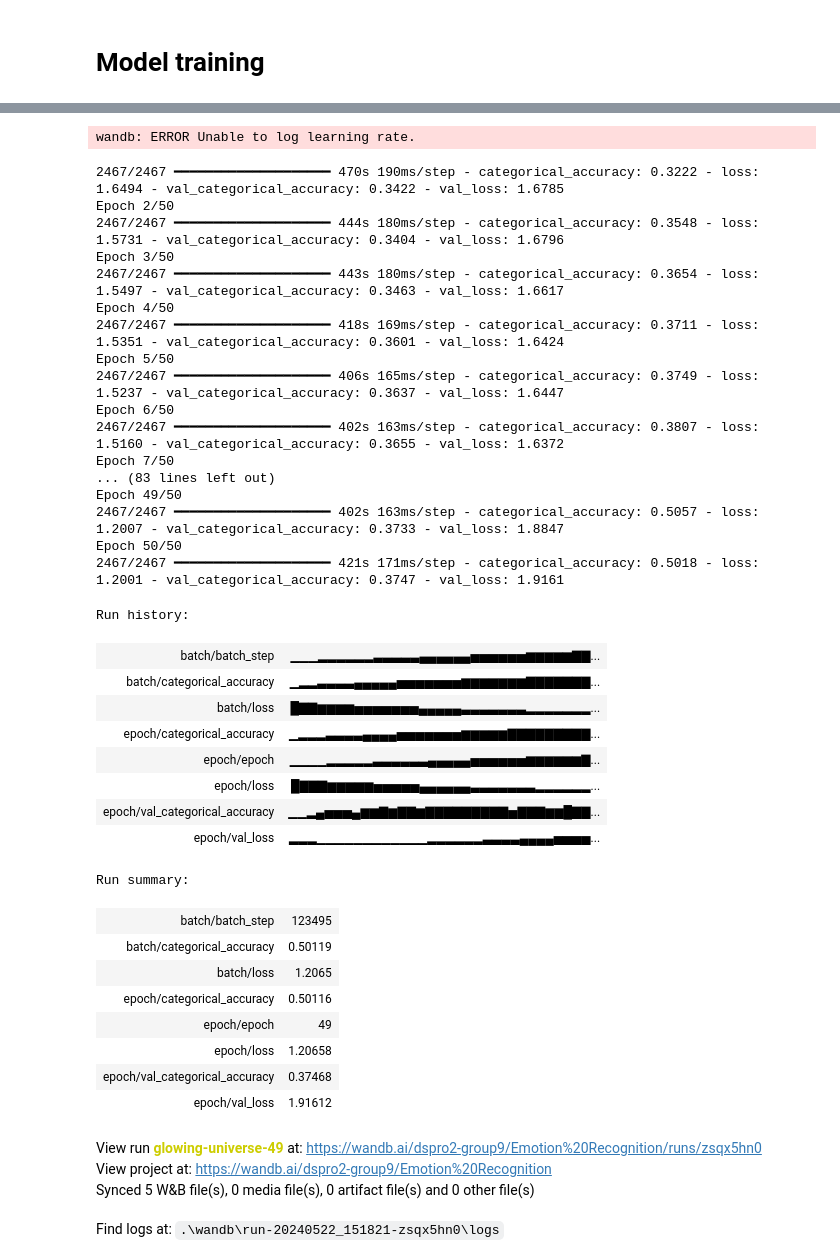
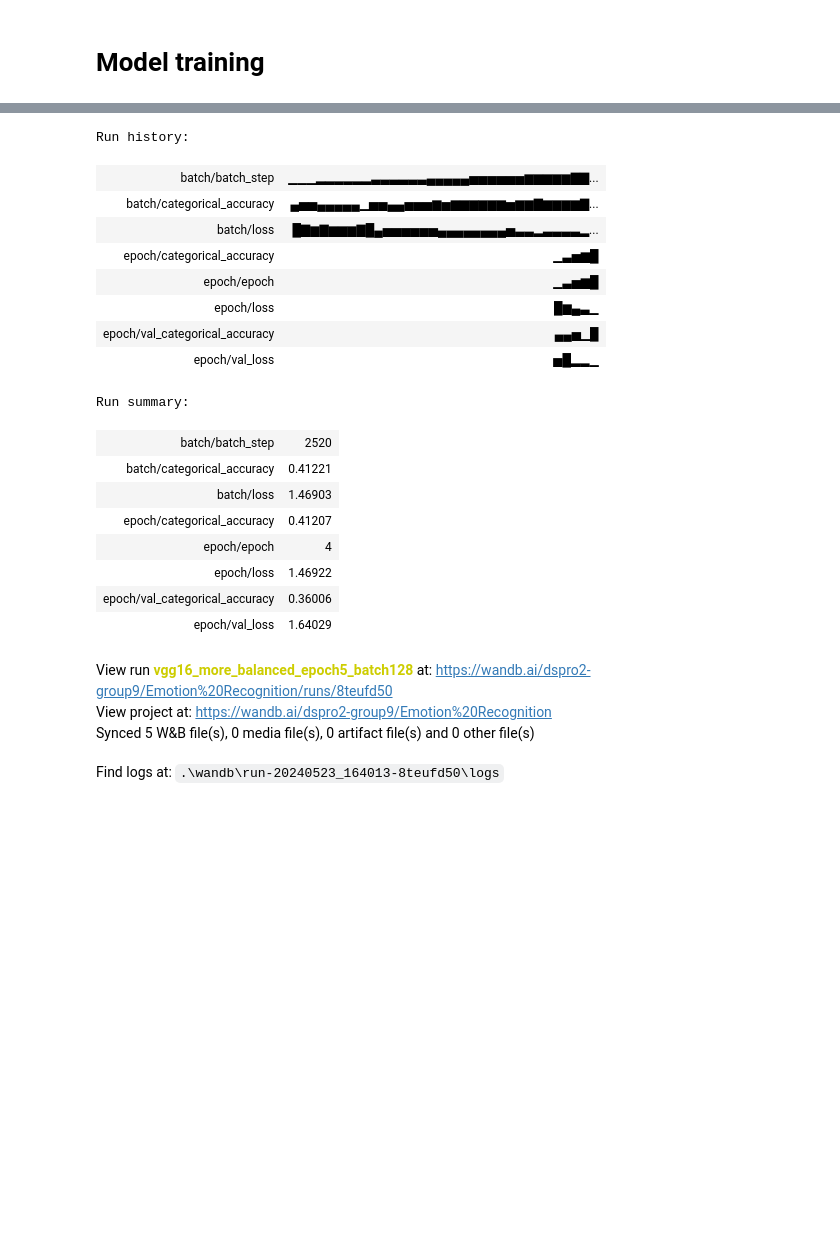
Before and after one commit to DSPRO2-Group-9/emotion_recognition, a Jupyter notebook: notebook/modeling/Experiments/model_balanced.ipynb, the cells around one changed output, grey strips where cells are left out. Drawn from its saved outputs; the diff is of its cells as text; code cells hidden in the pictures; blank space fills up the shorter version.

Commit message:
Adds better balanced data

```diff
--- a/notebook/modeling/Experiments/model_balanced.ipynb
+++ b/notebook/modeling/Experiments/model_balanced.ipynb
@@ -73,10 +57,7 @@ def load_data(dir_path, img_size):
     for index, row in label_df.iterrows():
         image_path = os.path.join(dir_path, row["image_name"])
         img = cv2.imread(image_path)
-        img = (
-            cv2.resize(img, img_size, interpolation=cv2.INTER_AREA).astype("float32")
-            / 255
-        )
+        img = cv2.resize(img, img_size, interpolation=cv2.INTER_AREA).astype("float32") / 255
         X.append(img)
         y.append(row["expression_label"])
 
@@ -223,7 +204,7 @@ angry_indices = np.where(y_train[:, 0] == 1)[0]
 disgust_indices = np.where(y_train[:, 1] == 1)[0]
 fear_indices = np.where(y_train[:, 2] == 1)[0]
 augmented_angry_images = datagen.flow(
-    X_train[angry_indices], y_train[angry_indices], batch_size=len(angry_indices)
+    X_train[angry_indices], y_train[angry_indices], batch_size=len(angry_indices)//3
 )
 augmented_disgust_images = datagen.flow(
     X_train[disgust_indices], y_train[disgust_indices], batch_size=len(disgust_indices)
@@ -318,7 +298,7 @@ config = wandb.config
 
 model.compile(
     loss=config["loss"],
-    optimizer=config["optimizer"],
+    optimizer=Adam(learning_rate=3e-4),
     metrics=config["metric"],
 )
 
@@ -338,41 +327,23 @@ Epoch 1/50
-wandb: ERROR Unable to log learning rate.
+Run history:
+| batch/batch_step | ▁▁▁▂▂▂▂▂▂▃▃▃▃▃▃▄▄▄▄▄▅▅▅▅▅▅▆▆▆▆▆▇▇... |
+| batch/categorical_accuracy | ▄▅▅▄▄▄▄▄▁▅▅▄▄▅▅▅▆▅▆▆▆▆▆▆▅▆▆▇▆▆▆▆▇... |
+| batch/loss | █▇▆▇▆▆▆▇█▄▅▅▅▅▅▅▄▄▄▄▄▄▄▄▅▃▃▂▃▃▃▃▂... |
+| epoch/categorical_accuracy | ▁▃▅▆█ |
+| epoch/epoch | ▁▃▅▆█ |
+| epoch/loss | █▆▄▃▁ |
+| epoch/val_categorical_accuracy | ▄▄▅▁█ |
+| epoch/val_loss | ▅█▂▂▁ |
-2467/2467 ━━━━━━━━━━━━━━━━━━━━ 470s 190ms/step - categorical_accuracy: 0.3222 - loss: 1.6494 - val_categorical_accuracy: 0.3422 - val_loss: 1.6785
-Epoch 2/50
-2467/2467 ━━━━━━━━━━━━━━━━━━━━ 444s 180ms/step - categorical_accuracy: 0.3548 - loss: 1.5731 - val_categorical_accuracy: 0.3404 - val_loss: 1.6796
-Epoch 3/50
-2467/2467 ━━━━━━━━━━━━━━━━━━━━ 443s 180ms/step - categorical_accuracy: 0.3654 - loss: 1.5497 - val_categorical_accuracy: 0.3463 - val_loss: 1.6617
-Epoch 4/50
-2467/2467 ━━━━━━━━━━━━━━━━━━━━ 418s 169ms/step - categorical_accuracy: 0.3711 - loss: 1.5351 - val_categorical_accuracy: 0.3601 - val_loss: 1.6424
-Epoch 5/50
-2467/2467 ━━━━━━━━━━━━━━━━━━━━ 406s 165ms/step - categorical_accuracy: 0.3749 - loss: 1.5237 - val_categorical_accuracy: 0.3637 - val_loss: 1.6447
-Epoch 6/50
-2467/2467 ━━━━━━━━━━━━━━━━━━━━ 402s 163ms/step - categorical_accuracy: 0.3807 - loss: 1.5160 - val_categorical_accuracy: 0.3655 - val_loss: 1.6372
-Epoch 7/50
-... (83 lines left out)
-Epoch 49/50
-2467/2467 ━━━━━━━━━━━━━━━━━━━━ 402s 163ms/step - categorical_accuracy: 0.5057 - loss: 1.2007 - val_categorical_accuracy: 0.3733 - val_loss: 1.8847
-Epoch 50/50
-2467/2467 ━━━━━━━━━━━━━━━━━━━━ 421s 171ms/step - categorical_accuracy: 0.5018 - loss: 1.2001 - val_categorical_accuracy: 0.3747 - val_loss: 1.9161
+Run summary:
-Run history:
-| batch/batch_step | ▁▁▁▂▂▂▂▂▂▃▃▃▃▃▄▄▄▄▄▄▅▅▅▅▅▅▆▆▆▆▆▇▇... |
-| batch/categorical_accuracy | ▁▂▂▃▃▃▃▄▄▄▄▄▅▅▅▅▅▅▅▆▆▆▆▆▆▆▇▇▇▇▇▇▇... |
-| batch/loss | █▇▇▆▆▆▆▅▅▅▅▅▅▅▄▄▄▄▄▃▃▃▃▃▃▃▂▂▂▂▂▂▂... |
-| epoch/categorical_accuracy | ▁▂▂▂▃▃▃▃▄▄▄▄▅▅▅▅▅▅▅▆▆▆▆▆▇▇▇▇▇▇▇▇▇... |
-| epoch/epoch | ▁▁▁▁▂▂▂▂▂▃▃▃▃▃▃▄▄▄▄▄▅▅▅▅▅▅▆▆▆▆▆▆▇... |
-| epoch/loss | █▇▇▇▆▆▆▆▆▅▅▅▅▅▄▄▄▄▄▄▃▃▃▃▃▃▃▂▂▂▂▂▂... |
-| epoch/val_categorical_accuracy | ▁▁▂▄▅▅▅▄▆▆▇▆▇▇▆▇▇▇▇▇▇▇▇▇▅▇▇▇▆▆█▇▇... |
-| epoch/val_loss | ▂▂▂▁▁▁▁▁▁▁▁▁▁▁▁▂▂▂▂▂▂▃▃▃▃▄▄▄▄▅▅▅▅... |
-Run summary:
-| batch/batch_step | 123495 |
-| batch/categorical_accuracy | 0.50119 |
-| batch/loss | 1.2065 |
-| epoch/categorical_accuracy | 0.50116 |
-| epoch/epoch | 49 |
-| epoch/loss | 1.20658 |
-| epoch/val_categorical_accuracy | 0.37468 |
-| epoch/val_loss | 1.91612 |
+| batch/batch_step | 2520 |
+| batch/categorical_accuracy | 0.41221 |
+| batch/loss | 1.46903 |
+| epoch/categorical_accuracy | 0.41207 |
+| epoch/epoch | 4 |
+| epoch/loss | 1.46922 |
+| epoch/val_categorical_accuracy | 0.36006 |
+| epoch/val_loss | 1.64029 |
-View run glowing-universe-49 at: https://wandb.ai/dspro2-group9/Emotion%20Recognition/runs/zsqx5hn0
+View run vgg16_more_balanced_epoch5_batch128 at: https://wandb.ai/dspro2-group9/Emotion%20Recognition/runs/8teufd50
 View project at: https://wandb.ai/dspro2-group9/Emotion%20Recognition
 Synced 5 W&B file(s), 0 media file(s), 0 artifact file(s) and 0 other file(s)
-Find logs at: .\wandb\run-20240522_151821-zsqx5hn0\logs
+Find logs at: .\wandb\run-20240523_164013-8teufd50\logs
 # %%
```
Also changed, not shown: parts of 11 cells of this notebook, 1 other file.
